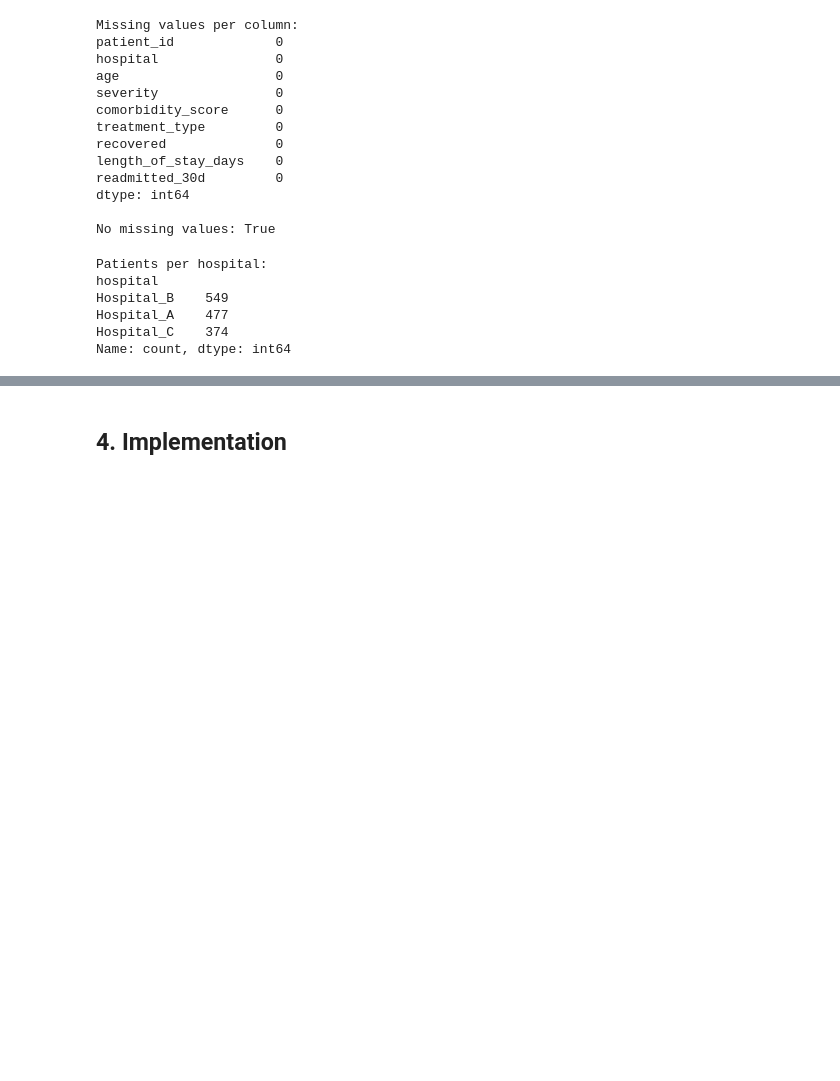
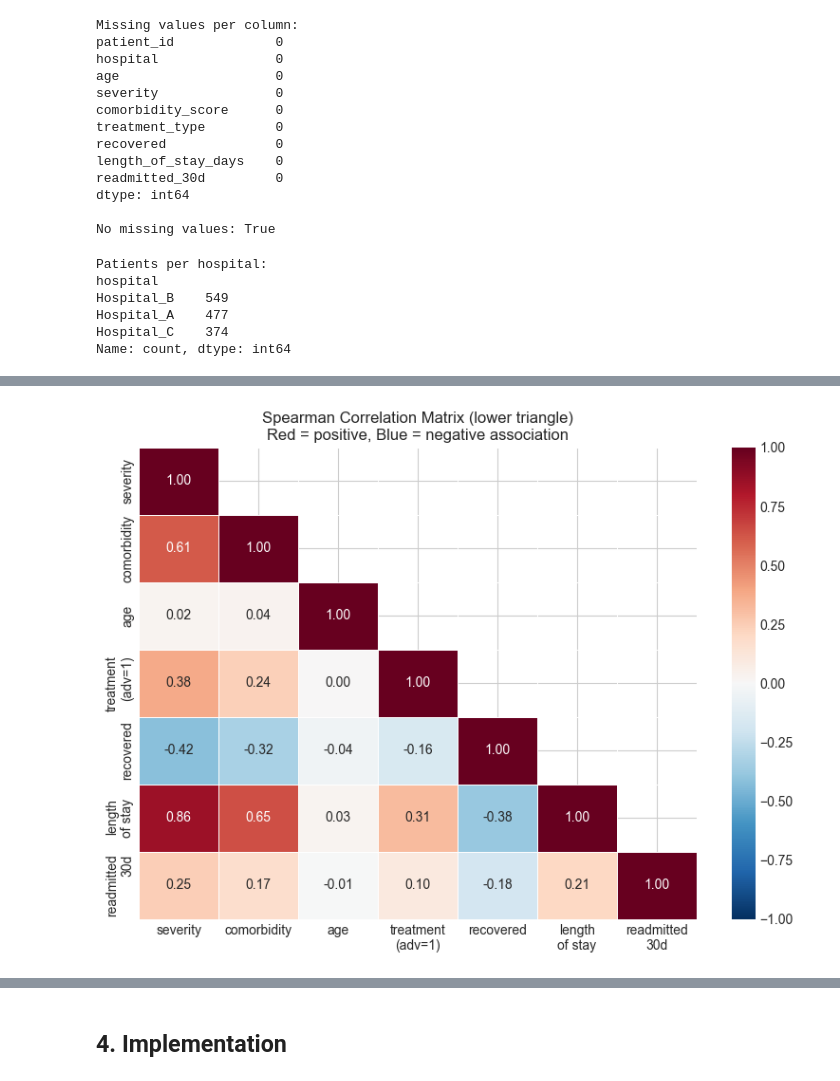
Before and after one commit to IliasBro/DS-Python-Fundamentals-Individual-Project, a Jupyter notebook: Analysis.ipynb, the cells around one changed output, grey strips where cells are left out. Cells and saved outputs as stored; diff of their text form; code cells hidden in the pictures; blank space fills up the shorter version.

```diff
--- a/Analysis.ipynb
+++ b/Analysis.ipynb
@@ -140,0 +177,36 @@ Name: count, dtype: int64
+# %%
+# Encode ordinal and binary variables for Spearman correlation
+severity_map = {"low": 1, "medium": 2, "high": 3}
+treatment_map = {"standard": 0, "advanced": 1}
+
+df_num = df.copy()
+df_num["severity_num"] = df_num["severity"].map(severity_map)
+df_num["treatment_num"] = df_num["treatment_type"].map(treatment_map)
+
+corr_cols = ["severity_num", "comorbidity_score", "age", "treatment_num",
+             "recovered", "length_of_stay_days", "readmitted_30d"]
+corr_labels = ["severity", "comorbidity", "age", "treatment\n(adv=1)",
+               "recovered", "length\nof stay", "readmitted\n30d"]
+
+corr_matrix = df_num[corr_cols].corr(method="spearman")
+
+# Show only lower triangle (diagonal and below)
+mask = np.triu(np.ones_like(corr_matrix, dtype=bool), k=1)
+
+fig, ax = plt.subplots(figsize=(8, 6))
+sns.heatmap(
+    corr_matrix,
+    mask=mask,
+    annot=True, fmt=".2f",
+    cmap="RdBu_r", center=0, vmin=-1, vmax=1,
+    xticklabels=corr_labels,
+    yticklabels=corr_labels,
+    ax=ax, linewidths=0.5
+)
+ax.set_title("Spearman Correlation Matrix (lower triangle)\n"
+             "Red = positive, Blue = negative association")
+plt.tight_layout()
+plt.savefig("Plots/plot_correlation_heatmap.png", dpi=150)
+plt.show()
+# %% [output]
+[figure, added]
```
Also changed, not shown: parts of 21 cells of this notebook, 7 other files.
